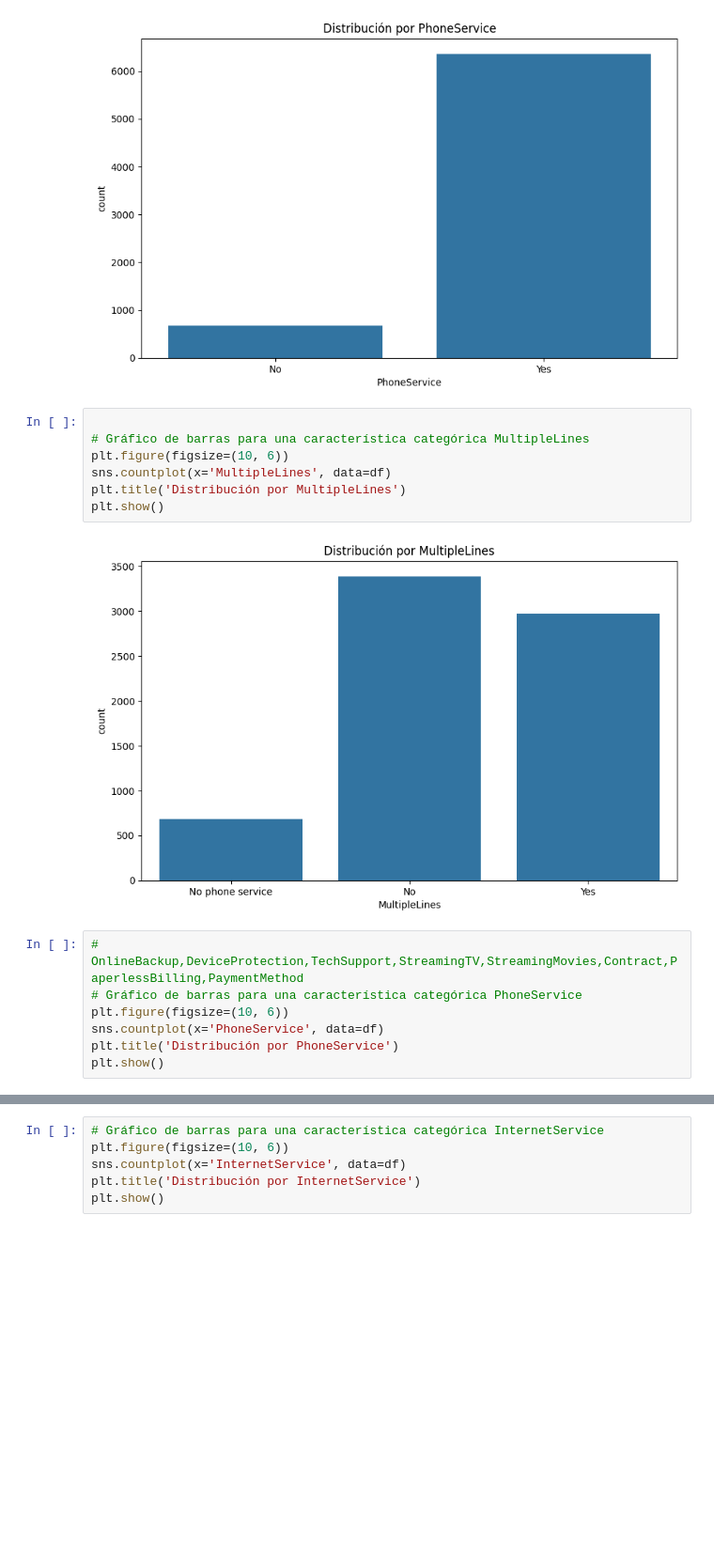
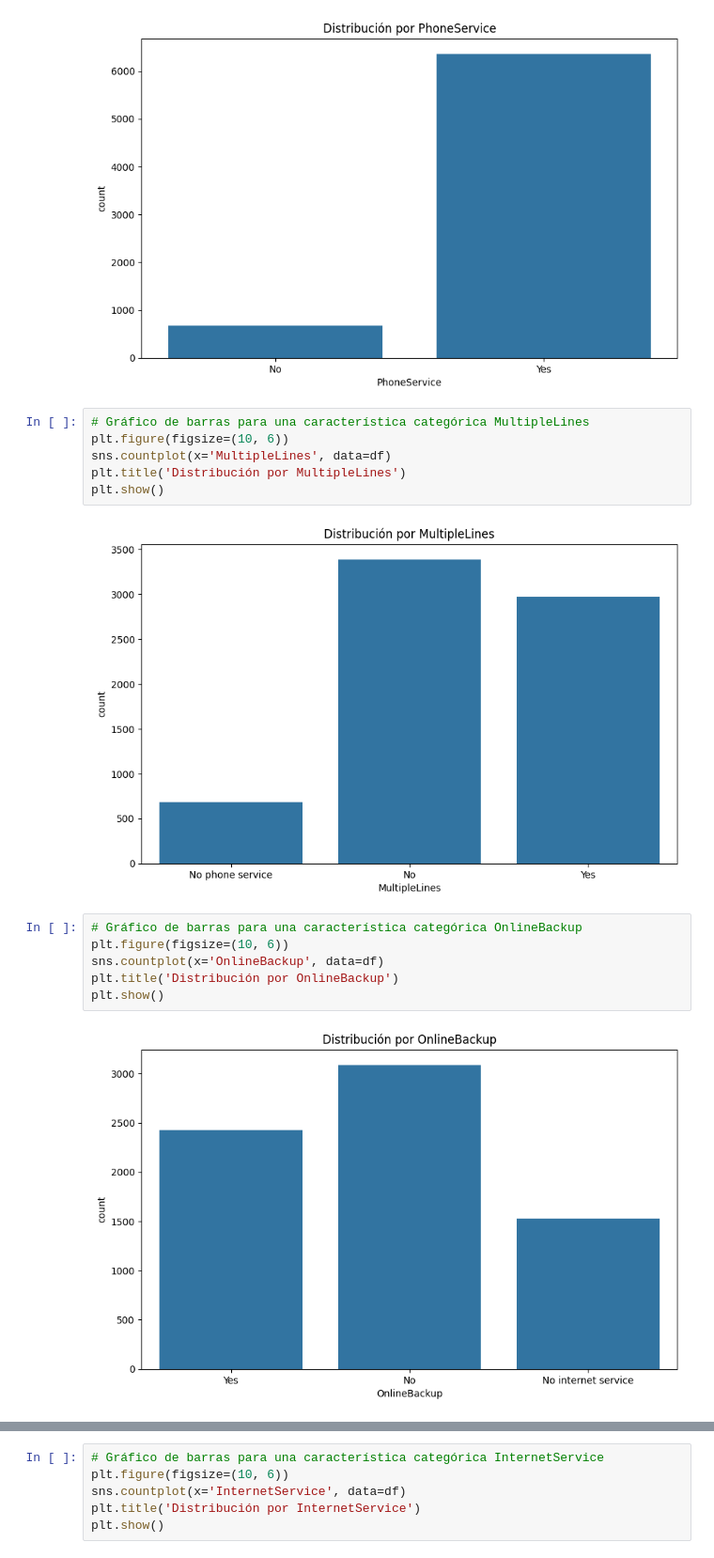
Before and after one commit to robertriosm/shap-responsible-ai, a Jupyter notebook: project.ipynb, the cells around one changed output, grey strips where cells are left out. Shown at 94% size. Drawn from its saved outputs; the diff is of its cells as text; blank space fills up the shorter version.

```diff
--- a/project.ipynb
+++ b/project.ipynb
@@ -114,7 +114,6 @@ plt.show()
 # %% [output]
 [figure]
 # %%
-
 # Gráfico de barras para una característica categórica MultipleLines
 plt.figure(figsize=(10, 6))
 sns.countplot(x='MultipleLines', data=df)
@@ -123,10 +122,11 @@ plt.show()
 # %% [output]
 [figure]
 # %%
-# OnlineBackup,DeviceProtection,TechSupport,StreamingTV,StreamingMovies,Contract,PaperlessBilling,PaymentMethod
-# Gráfico de barras para una característica categórica PhoneService
+# Gráfico de barras para una característica categórica OnlineBackup
 plt.figure(figsize=(10, 6))
-sns.countplot(x='PhoneService', data=df)
-plt.title('Distribución por PhoneService')
+sns.countplot(x='OnlineBackup', data=df)
+plt.title('Distribución por OnlineBackup')
 plt.show()
+# %% [output]
+[figure, added]
 # %%
```
Also changed, not shown: parts of 18 cells of this notebook, 2 other files.
